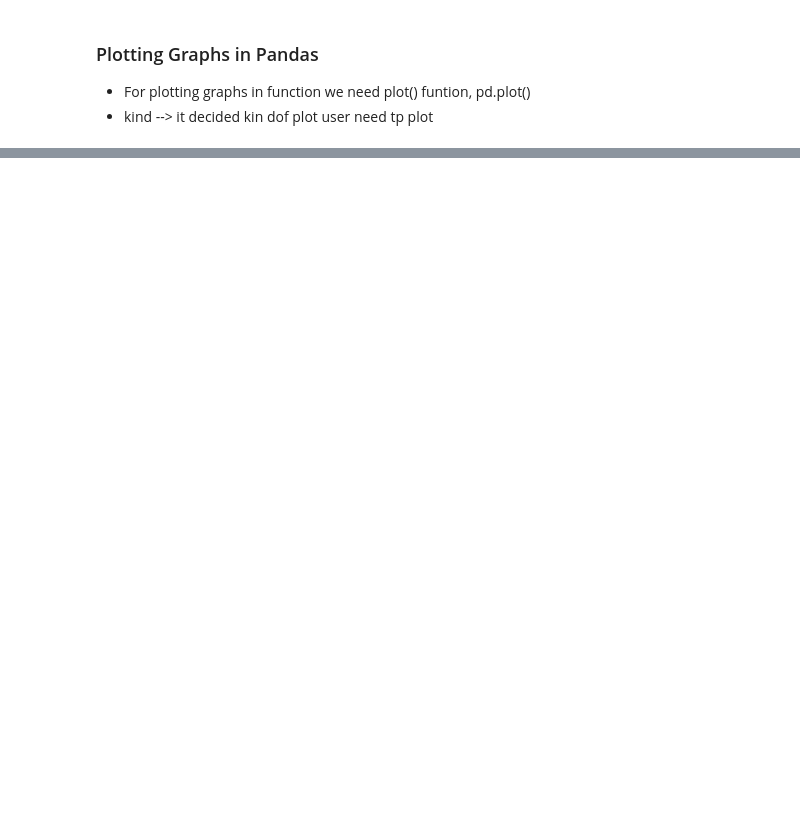
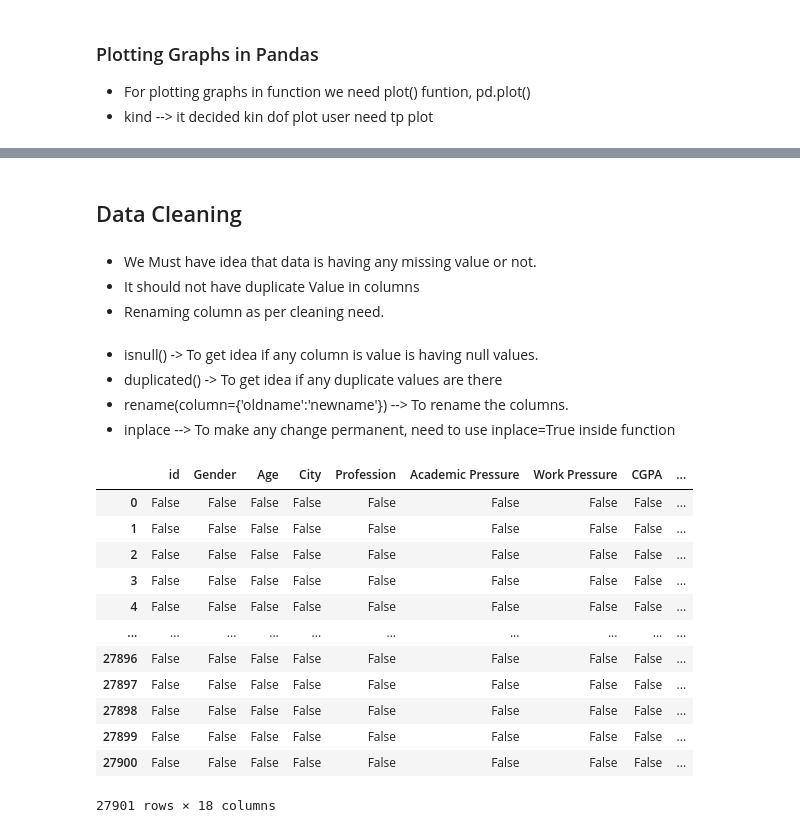
Before and after one commit to sarkar-ai-26/GenAi, a Jupyter notebook: GenAI_Learning/MachineLearning/PreRequisite/Pandas/PandasLearning_Series.ipynb, the cells around one changed output, grey strips where cells are left out. Drawn from its saved outputs; the diff is of its cells as text; code cells hidden in the pictures; blank space fills up the shorter version.

Commit message:
Pandas Learning for genAI

```diff
--- a/GenAI_Learning/MachineLearning/PreRequisite/Pandas/PandasLearning_Series.ipynb
+++ b/GenAI_Learning/MachineLearning/PreRequisite/Pandas/PandasLearning_Series.ipynb
@@ -611,0 +364,6 @@ twocoldata.sort_values(ascending=False).sample(15).plot(kind="pie")
+# %%
+sdpPath = r"C:\YashAssets\PythonProjects\GenAi\GenAI_Learning\Dataset\Pandas\StudentDepressionDataset.csv"
+# %%
+sdp_df = pd.read_csv(sdpPath)
+type(sdp_df)
+print(sdp_df)
@@ -611,0 +529,27 @@ twocoldata.sort_values(ascending=False).sample(15).plot(kind="pie")
+# %% [markdown]
+## Data Cleaning
+# %% [markdown]
+- We Must have idea that data is having any missing value or not.
+- It should not have duplicate Value in columns
+- Renaming column as per cleaning need.
+# %% [markdown]
+- isnull() -> To get idea if any column is value is having null values.
+- duplicated() -> To get idea if any duplicate values are there
+- rename(column={'oldname':'newname'}) --> To rename the columns.
+- inplace --> To make any change permanent, need to use inplace=True inside function
+# %%
+sdp_df.isnull()
+# %% [output]
+|  | id | Gender | Age | City | Profession | Academic Pressure | Work Pressure | CGPA | ... |
+| 0 | False | False | False | False | False | False | False | False | ... |
+| 1 | False | False | False | False | False | False | False | False | ... |
+| 2 | False | False | False | False | False | False | False | False | ... |
+| 3 | False | False | False | False | False | False | False | False | ... |
+| 4 | False | False | False | False | False | False | False | False | ... |
+| ... | ... | ... | ... | ... | ... | ... | ... | ... | ... |
+| 27896 | False | False | False | False | False | False | False | False | ... |
+| 27897 | False | False | False | False | False | False | False | False | ... |
+| 27898 | False | False | False | False | False | False | False | False | ... |
+| 27899 | False | False | False | False | False | False | False | False | ... |
+| 27900 | False | False | False | False | False | False | False | False | ... |
+27901 rows × 18 columns
```
Also changed, not shown: parts of 68 cells of this notebook, 1 other file.
